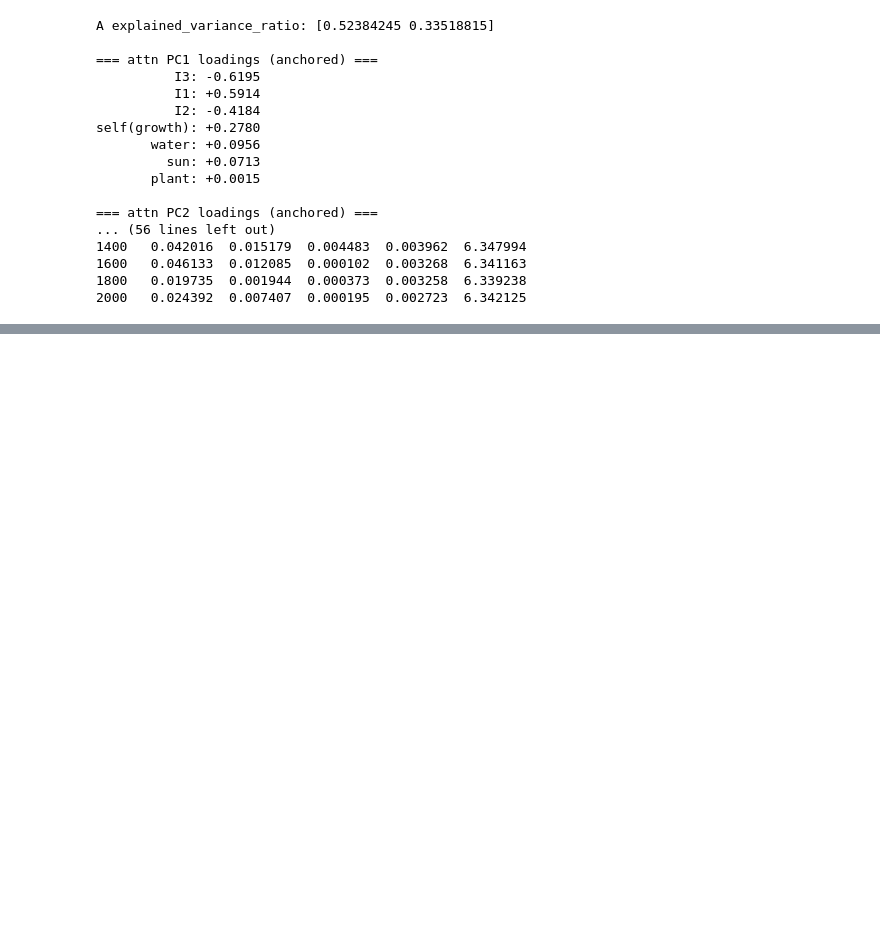
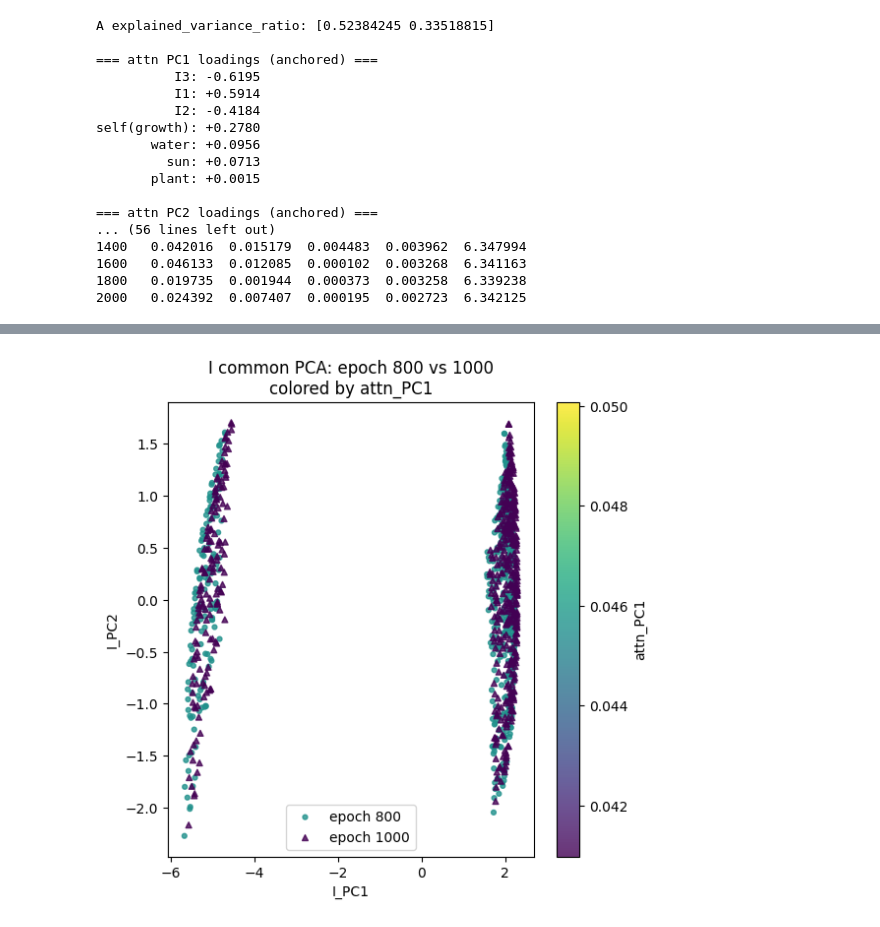
Before and after one commit to kosukeya/e-functor, a Jupyter notebook: src/e_functor.ipynb, the cells around one changed output, grey strips where cells are left out. Cells and saved outputs as stored; diff of their text form; code cells hidden in the pictures; blank space fills up the shorter version.

```diff
--- a/src/e_functor.ipynb
+++ b/src/e_functor.ipynb
@@ -4187,0 +4299,5 @@ self(growth): +0.2780
+# %%
+import torch
+for ep in [600,800,1000,1200]:
+    d = torch.load(ISLAND_DIR / f"island_epoch{ep:05d}.pt", map_location="cpu")
+    print(ep, tuple(d["I"].shape))
@@ -4187,0 +4647,66 @@ self(growth): +0.2780
+# %%
+import matplotlib.pyplot as plt
+import numpy as np
+
+# 前提：
+# pca_I : 共通PCA (fit済み)
+# I_by_ep[800], I_by_ep[1000] : (N, 3, 32)
+# attn_PC1_by_ep[ep] : (N,) or scalar → broadcast
+I_by_ep = {}
+
+for ep, path in pts:   # すでに使っている island list
+    d = torch.load(path, map_location="cpu")
+    I = d["I"]                     # (N,3,32)
+    if isinstance(I, torch.Tensor):
+        I = I.detach().cpu().numpy()
+    I_by_ep[ep] = I
+
+attn_PC1_by_ep = df_attn["attn_PC1_mean"].to_dict()
+
+def flatten_I(I):
+    return I.reshape(I.shape[0], -1)
+
+ep_a, ep_b = 800, 1000
+
+# --- I を共通PCAへ ---
+Xa = flatten_I(I_by_ep[ep_a])
+Xb = flatten_I(I_by_ep[ep_b])
+
+Za = pca_I.transform(Xa)
+Zb = pca_I.transform(Xb)
+
+# attn_PC1（点ごと or epoch平均をbroadcast）
+ca = attn_PC1_by_ep[ep_a]
+cb = attn_PC1_by_ep[ep_b]
+
+if np.isscalar(ca):
+    ca = np.full(len(Za), ca)
+if np.isscalar(cb):
+    cb = np.full(len(Zb), cb)
+
+# --- plot ---
+fig, ax = plt.subplots(figsize=(6, 6))
+
+sc1 = ax.scatter(
+    Za[:,0], Za[:,1],
+    c=ca, cmap="viridis",
+    s=12, marker="o", alpha=0.8,
+    label="epoch 800"
+)
+
+sc2 = ax.scatter(
+    Zb[:,0], Zb[:,1],
+    c=cb, cmap="viridis",
+    s=18, marker="^", alpha=0.8,
+    label="epoch 1000"
+)
+
+ax.set_title("I common PCA: epoch 800 vs 1000\ncolored by attn_PC1")
+ax.set_xlabel("I_PC1")
+ax.set_ylabel("I_PC2")
+ax.legend()
+plt.colorbar(sc1, ax=ax, label="attn_PC1")
+
+plt.show()
+# %% [output]
+[figure, added]
```
Also changed, not shown: parts of 8 cells of this notebook, 2 other files.
